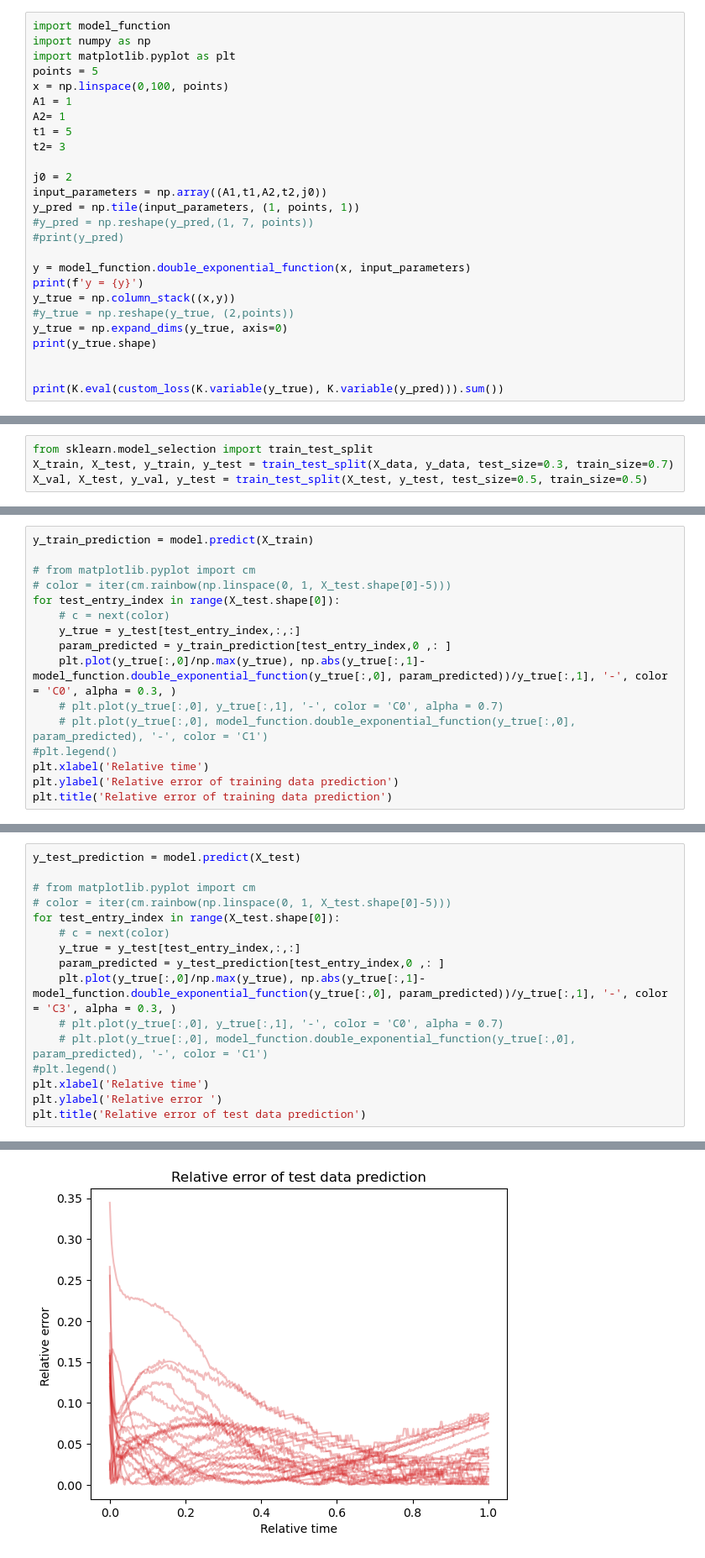
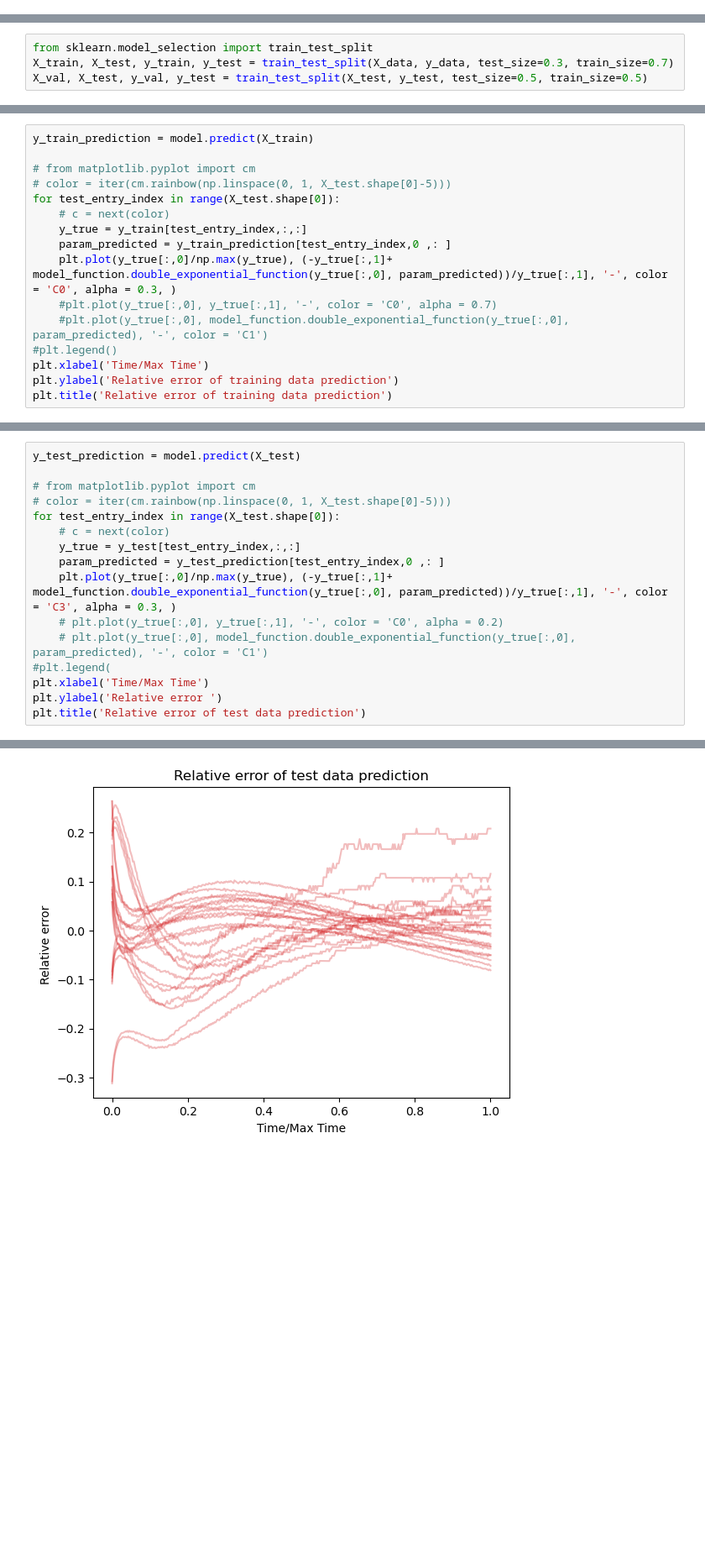
Before and after one commit to Quanta-Dan/Machine_Learning, a Jupyter notebook: keras_neural_relative_error.ipynb, the cells around one changed output, grey strips where cells are left out. Shown: that part at 84% size. Cells and saved outputs as stored; diff of their text form; blank space fills up the shorter version.

```diff
--- a/keras_neural_relative_error.ipynb
+++ b/keras_neural_relative_error.ipynb
@@ -69,26 +0,0 @@ def create_nn():
-# %%
-import model_function
-import numpy as np
-import matplotlib.pyplot as plt
-points = 5
-x = np.linspace(0,100, points)
-A1 = 1
-A2= 1
-t1 = 5
-t2= 3
-
-j0 = 2
-input_parameters = np.array((A1,t1,A2,t2,j0))
-y_pred = np.tile(input_parameters, (1, points, 1))
-#y_pred = np.reshape(y_pred,(1, 7, points))
-#print(y_pred)
-
-y = model_function.double_exponential_function(x, input_parameters)
-print(f'y = {y}')
-y_true = np.column_stack((x,y))
-#y_true = np.reshape(y_true, (2,points))
-y_true = np.expand_dims(y_true, axis=0)
-print(y_true.shape)
-
-
-print(K.eval(custom_loss(K.variable(y_true), K.variable(y_pred))).sum())
@@ -254,13 +269,13 @@ y_train_prediction = model.predict(X_train)
 # color = iter(cm.rainbow(np.linspace(0, 1, X_test.shape[0]-5)))
 for test_entry_index in range(X_test.shape[0]):
     # c = next(color)
-    y_true = y_test[test_entry_index,:,:]
+    y_true = y_train[test_entry_index,:,:]
     param_predicted = y_train_prediction[test_entry_index,0 ,: ]
-    plt.plot(y_true[:,0]/np.max(y_true), np.abs(y_true[:,1]- model_function.double_exponential_function(y_true[:,0], param_predicted))/y_true[:,1], '-', color = 'C0', alpha = 0.3, )
-    # plt.plot(y_true[:,0], y_true[:,1], '-', color = 'C0', alpha = 0.7)
-    # plt.plot(y_true[:,0], model_function.double_exponential_function(y_true[:,0], param_predicted), '-', color = 'C1')
+    plt.plot(y_true[:,0]/np.max(y_true), (-y_true[:,1]+ model_function.double_exponential_function(y_true[:,0], param_predicted))/y_true[:,1], '-', color = 'C0', alpha = 0.3, )
+    #plt.plot(y_true[:,0], y_true[:,1], '-', color = 'C0', alpha = 0.7)
+    #plt.plot(y_true[:,0], model_function.double_exponential_function(y_true[:,0], param_predicted), '-', color = 'C1')
 #plt.legend()
-plt.xlabel('Relative time')
+plt.xlabel('Time/Max Time')
 plt.ylabel('Relative error of training data prediction')
 plt.title('Relative error of training data prediction')
 # %% [output]
@@ -276,11 +291,11 @@ for test_entry_index in range(X_test.shape[0]):
     # c = next(color)
     y_true = y_test[test_entry_index,:,:]
     param_predicted = y_test_prediction[test_entry_index,0 ,: ]
-    plt.plot(y_true[:,0]/np.max(y_true), np.abs(y_true[:,1]- model_function.double_exponential_function(y_true[:,0], param_predicted))/y_true[:,1], '-', color = 'C3', alpha = 0.3, )
-    # plt.plot(y_true[:,0], y_true[:,1], '-', color = 'C0', alpha = 0.7)
+    plt.plot(y_true[:,0]/np.max(y_true), (-y_true[:,1]+ model_function.double_exponential_function(y_true[:,0], param_predicted))/y_true[:,1], '-', color = 'C3', alpha = 0.3, )
+    # plt.plot(y_true[:,0], y_true[:,1], '-', color = 'C0', alpha = 0.2)
     # plt.plot(y_true[:,0], model_function.double_exponential_function(y_true[:,0], param_predicted), '-', color = 'C1')
-#plt.legend()
-plt.xlabel('Relative time')
+#plt.legend(
+plt.xlabel('Time/Max Time')
 plt.ylabel('Relative error ')
 plt.title('Relative error of test data prediction')
 # %% [output]
@@ -288,2 +303,2 @@ plt.title('Relative error of test data prediction')
 Text(0.5, 1.0, 'Relative error of test data prediction')
-[figure, old version]
+[figure, new version]
```
Also changed, not shown: parts of 13 cells of this notebook, 1 other file.
